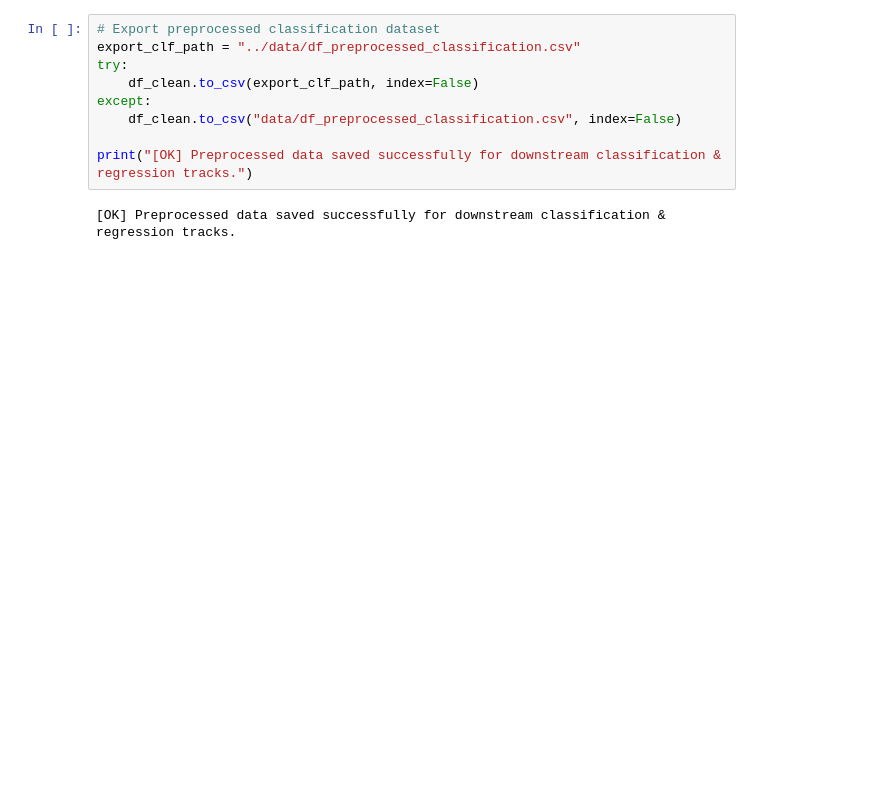
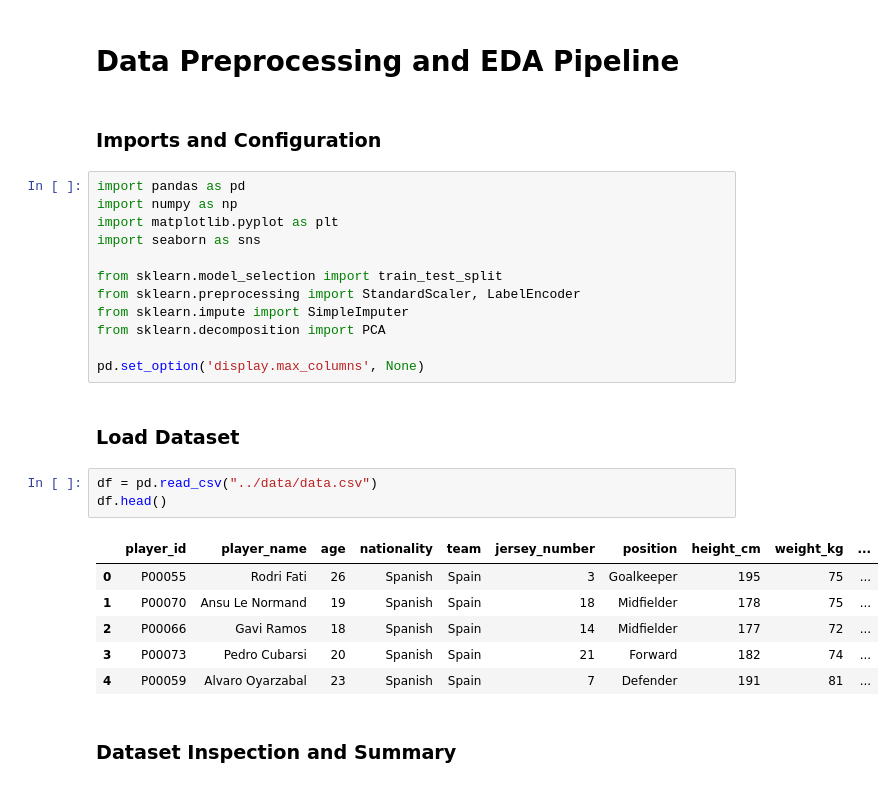
Before and after one commit to rohith24576/ML-FIFA-project, a Jupyter notebook: notebooks/preprocessing.ipynb, the cells around one changed output. Cells and saved outputs as stored; diff of their text form; blank space fills up the shorter version.

```diff
--- a/notebooks/preprocessing.ipynb
+++ b/notebooks/preprocessing.ipynb
@@ -343,11 +1,30 @@ We export the cleaned and feature-engineered datasets for seamless model ingesti
-# %%
-# Export preprocessed classification dataset
-export_clf_path = "../data/df_preprocessed_classification.csv"
-try:
-    df_clean.to_csv(export_clf_path, index=False)
-except:
-    df_clean.to_csv("data/df_preprocessed_classification.csv", index=False)
-
-print("[OK] Preprocessed data saved successfully for downstream classification & regression tracks.")
-# %% [output]
-[OK] Preprocessed data saved successfully for downstream classification & regression tracks.
+# %% [markdown]
+# Data Preprocessing and EDA Pipeline
+# %% [markdown]
+### Imports and Configuration
+# %%
+import pandas as pd
+import numpy as np
+import matplotlib.pyplot as plt
+import seaborn as sns
+
+from sklearn.model_selection import train_test_split
+from sklearn.preprocessing import StandardScaler, LabelEncoder
+from sklearn.impute import SimpleImputer
+from sklearn.decomposition import PCA
+
+pd.set_option('display.max_columns', None)
+# %% [markdown]
+### Load Dataset
+# %%
+df = pd.read_csv("../data/data.csv")
+df.head()
+# %% [output]
+|  | player_id | player_name | age | nationality | team | jersey_number | position | height_cm | weight_kg | ... |
+| 0 | P00055 | Rodri Fati | 26 | Spanish | Spain | 3 | Goalkeeper | 195 | 75 | ... |
+| 1 | P00070 | Ansu Le Normand | 19 | Spanish | Spain | 18 | Midfielder | 178 | 75 | ... |
+| 2 | P00066 | Gavi Ramos | 18 | Spanish | Spain | 14 | Midfielder | 177 | 72 | ... |
+| 3 | P00073 | Pedro Cubarsi | 20 | Spanish | Spain | 21 | Forward | 182 | 74 | ... |
+| 4 | P00059 | Alvaro Oyarzabal | 23 | Spanish | Spain | 7 | Defender | 191 | 81 | ... |
+# %% [markdown]
+### Dataset Inspection and Summary
```
Also changed, not shown: parts of 38 cells of this notebook, 2 other files.
